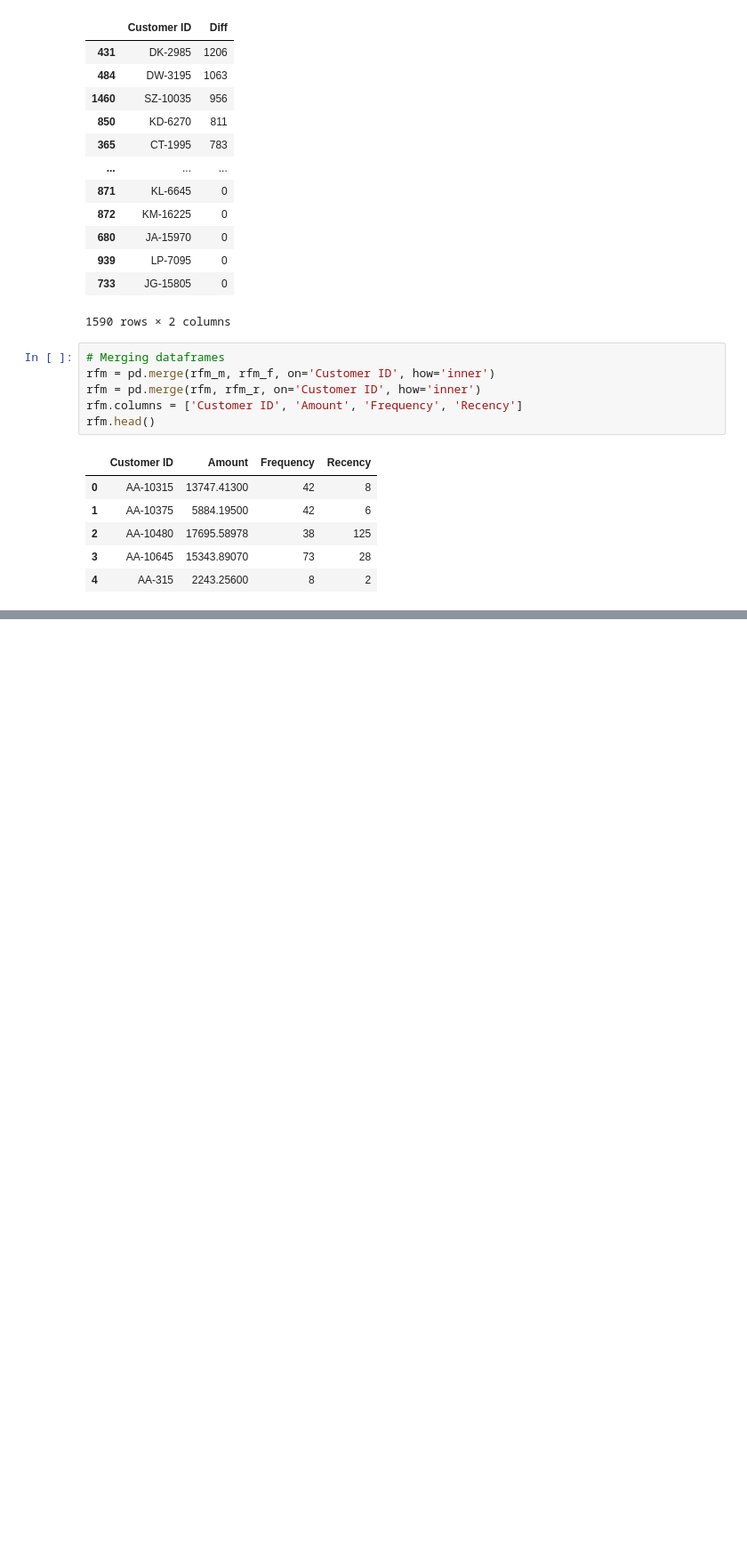
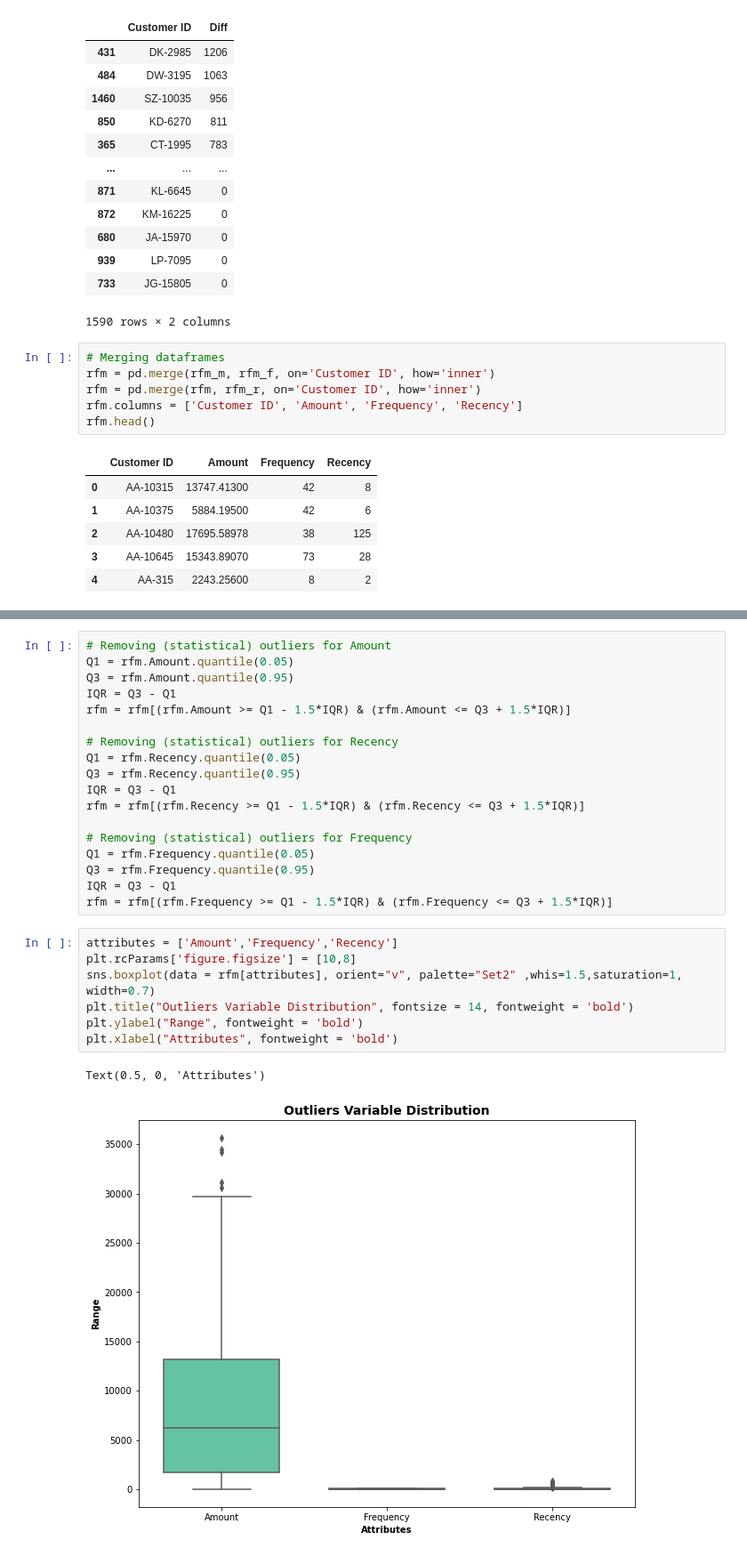
Before and after one commit to TuanDinhLe/DataMining, a Jupyter notebook: DataMining.ipynb, the cells around one changed output, grey strips where cells are left out. Shown at 89% size. Saved outputs shown, nothing was run; the diff lists cells and outputs as text; blank space fills up the shorter version.

```diff
--- a/DataMining.ipynb
+++ b/DataMining.ipynb
@@ -182,0 +201,28 @@ rfm.head()
+# %%
+# Removing (statistical) outliers for Amount
+Q1 = rfm.Amount.quantile(0.05)
+Q3 = rfm.Amount.quantile(0.95)
+IQR = Q3 - Q1
+rfm = rfm[(rfm.Amount >= Q1 - 1.5*IQR) & (rfm.Amount <= Q3 + 1.5*IQR)]
+
+# Removing (statistical) outliers for Recency
+Q1 = rfm.Recency.quantile(0.05)
+Q3 = rfm.Recency.quantile(0.95)
+IQR = Q3 - Q1
+rfm = rfm[(rfm.Recency >= Q1 - 1.5*IQR) & (rfm.Recency <= Q3 + 1.5*IQR)]
+
+# Removing (statistical) outliers for Frequency
+Q1 = rfm.Frequency.quantile(0.05)
+Q3 = rfm.Frequency.quantile(0.95)
+IQR = Q3 - Q1
+rfm = rfm[(rfm.Frequency >= Q1 - 1.5*IQR) & (rfm.Frequency <= Q3 + 1.5*IQR)]
+# %%
+attributes = ['Amount','Frequency','Recency']
+plt.rcParams['figure.figsize'] = [10,8]
+sns.boxplot(data = rfm[attributes], orient="v", palette="Set2" ,whis=1.5,saturation=1, width=0.7)
+plt.title("Outliers Variable Distribution", fontsize = 14, fontweight = 'bold')
+plt.ylabel("Range", fontweight = 'bold')
+plt.xlabel("Attributes", fontweight = 'bold')
+# %% [output]
+Text(0.5, 0, 'Attributes')
+[figure, added]
```
Also changed, not shown: parts of 36 cells of this notebook.
